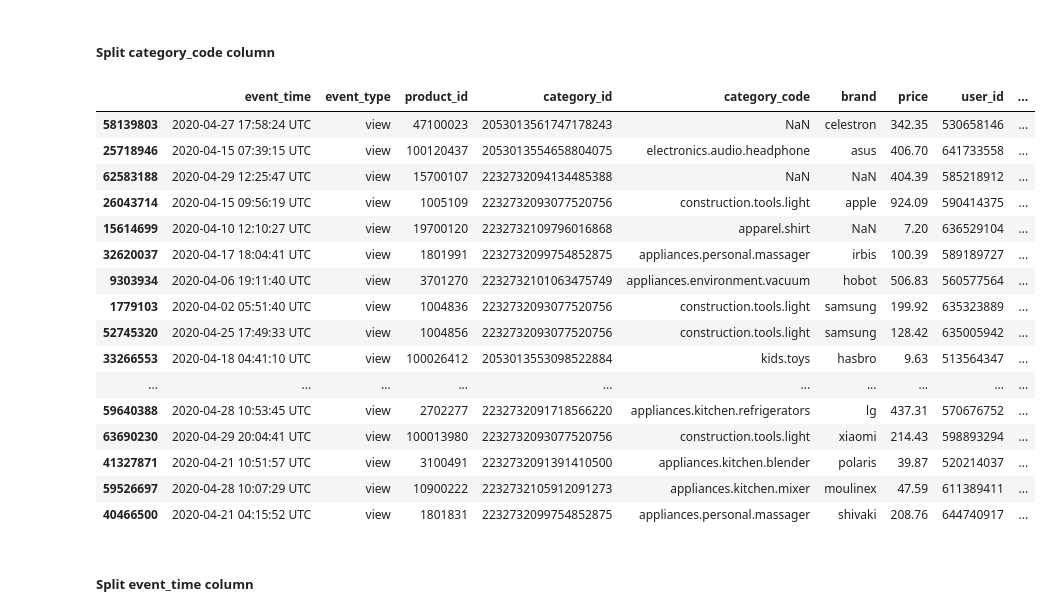
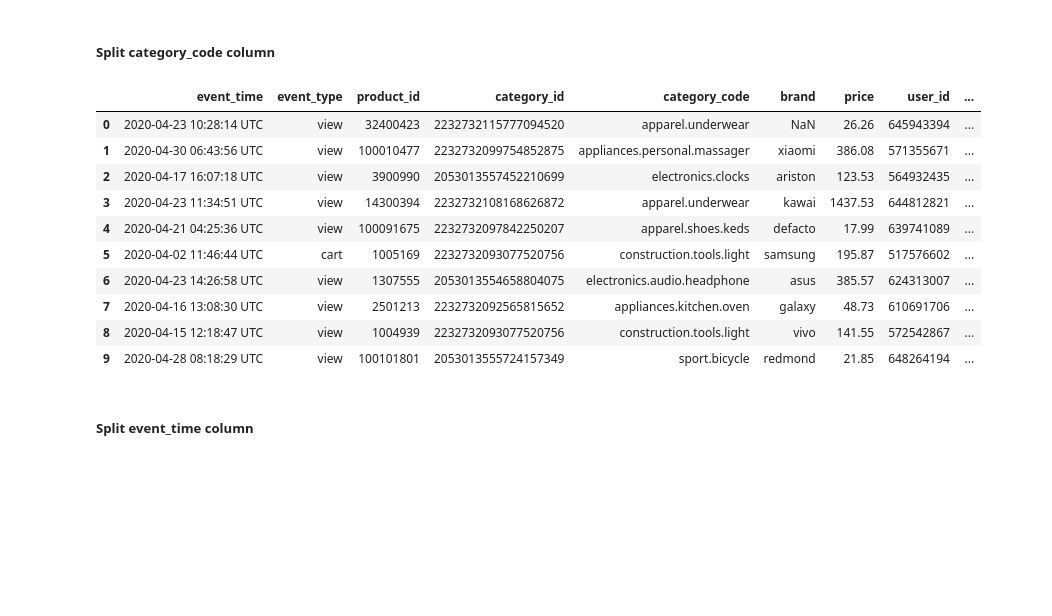
Before and after one commit to jvanalytics/ist_dash_2024_rec, a Jupyter notebook: notebooks/ecommerce_behaviour/_0_ecomerce_data_pre_processing.ipynb, the cells around one changed output. Drawn from its saved outputs; the diff is of its cells as text; code cells hidden in the pictures; blank space fills up the shorter version.

```diff
--- a/notebooks/ecommerce_behaviour/_0_ecomerce_data_pre_processing.ipynb
+++ b/notebooks/ecommerce_behaviour/_0_ecomerce_data_pre_processing.ipynb
@@ -83,0 +261,3 @@ df.head(20)
+# %%
+
+df['conversion'] = df['event_type'].apply(lambda x: 'purchase' if x == 'purchase' else 'not_purchase')
@@ -83,0 +328,36 @@ df.head(20)
+# %%
+# Define the fraction for sampling (1% of total data)
+sample_fraction = 0.01
+
+# Step 1: Ensure 'event_time' is in datetime format
+df['event_time'] = pd.to_datetime(df['event_time'], infer_datetime_format=True)
+
+# Step 2: Sample 1% of data per day to ensure all days are represented
+def sample_per_day(group, sample_fraction=0.001):
+    return group.sample(frac=sample_fraction, random_state=42)
+
+df_sampled = df.groupby(df['event_time'].dt.date).apply(lambda x: sample_per_day(x, sample_fraction)).reset_index(drop=True)
+
+# Step 3: Separate the majority (not_purchase) and minority (purchase) classes
+df_majority = df_sampled[df_sampled['conversion'] == 'not_purchase']
+df_minority = df_sampled[df_sampled['conversion'] == 'purchase']
+
+# Step 4: Calculate the number of minority rows needed to achieve a 90/10 split
+# Let total_rows be the total number of rows after undersampling
+total_rows = len(df_majority) / 0.9  # 90% majority, 10% minority
+desired_minority_count = int(total_rows * 0.1)  # 10% of the total should be minority
+
+# Step 5: Ensure we do not request more samples than available in the minority class
+desired_minority_count = min(desired_minority_count, len(df_minority))
+
+# Step 6: Downsample the majority class to the desired number of rows
+df_minority_downsampled = df_minority.sample(n=desired_minority_count, random_state=42)
+
+# Step 7: Combine the majority class with the downsampled minority class
+df_balanced = pd.concat([df_majority, df_minority_downsampled])
+
+# Step 8: Shuffle the combined dataset
+df = df_balanced.sample(frac=1, random_state=42).reset_index(drop=True)
+
+# Check the new class distribution
+print(df['conversion'].value_counts(normalize=True) * 100)
@@ -90,36 +375,30 @@ df.head(20)
 # %%
 
 # Create new columns based on the column category_based
 df['category_code_lvl_1'] = df['category_code'].str.split(".").str[0] #Obter o 1º nivel do category code e criar nova coluna
 df['category_code_lvl_2'] = df['category_code'].str.split(".").str[1] #Obter o 2º nivel do category code e criar nova coluna
 df['category_code_lvl_3'] = df['category_code'].str.split(".").str[2] #Obter o 3º nivel do category code e criar nova coluna
 
 #create column target based on the event_type column
 #when event_type=purchase => purchase
 #     event_type != purchase => not_purchase
 
 df['conversion'] = 'not_purchase'  # Definindo valor padrão
 df.loc[df['event_type']=='purchase', 'conversion'] = 'purchase'
 
-df.head(20)
+df.head(10)
 # %% [output]
 |  | event_time | event_type | product_id | category_id | category_code | brand | price | user_id | ... |
-| 58139803 | 2020-04-27 17:58:24 UTC | view | 47100023 | 2053013561747178243 | NaN | celestron | 342.35 | 530658146 | ... |
-| 25718946 | 2020-04-15 07:39:15 UTC | view | 100120437 | 2053013554658804075 | electronics.audio.headphone | asus | 406.70 | 641733558 | ... |
-| 62583188 | 2020-04-29 12:25:47 UTC | view | 15700107 | 2232732094134485388 | NaN | NaN | 404.39 | 585218912 | ... |
-| 26043714 | 2020-04-15 09:56:19 UTC | view | 1005109 | 2232732093077520756 | construction.tools.light | apple | 924.09 | 590414375 | ... |
-| 15614699 | 2020-04-10 12:10:27 UTC | view | 19700120 | 2232732109796016868 | apparel.shirt | NaN | 7.20 | 636529104 | ... |
-| 32620037 | 2020-04-17 18:04:41 UTC | view | 1801991 | 2232732099754852875 | appliances.personal.massager | irbis | 100.39 | 589189727 | ... |
-| 9303934 | 2020-04-06 19:11:40 UTC | view | 3701270 | 2232732101063475749 | appliances.environment.vacuum | hobot | 506.83 | 560577564 | ... |
-| 1779103 | 2020-04-02 05:51:40 UTC | view | 1004836 | 2232732093077520756 | construction.tools.light | samsung | 199.92 | 635323889 | ... |
-| 52745320 | 2020-04-25 17:49:33 UTC | view | 1004856 | 2232732093077520756 | construction.tools.light | samsung | 128.42 | 635005942 | ... |
-| 33266553 | 2020-04-18 04:41:10 UTC | view | 100026412 | 2053013553098522884 | kids.toys | hasbro | 9.63 | 513564347 | ... |
-| ... | ... | ... | ... | ... | ... | ... | ... | ... | ... |
-| 59640388 | 2020-04-28 10:53:45 UTC | view | 2702277 | 2232732091718566220 | appliances.kitchen.refrigerators | lg | 437.31 | 570676752 | ... |
-| 63690230 | 2020-04-29 20:04:41 UTC | view | 100013980 | 2232732093077520756 | construction.tools.light | xiaomi | 214.43 | 598893294 | ... |
-| 41327871 | 2020-04-21 10:51:57 UTC | view | 3100491 | 2232732091391410500 | appliances.kitchen.blender | polaris | 39.87 | 520214037 | ... |
-| 59526697 | 2020-04-28 10:07:29 UTC | view | 10900222 | 2232732105912091273 | appliances.kitchen.mixer | moulinex | 47.59 | 611389411 | ... |
-| 40466500 | 2020-04-21 04:15:52 UTC | view | 1801831 | 2232732099754852875 | appliances.personal.massager | shivaki | 208.76 | 644740917 | ... |
+| 0 | 2020-04-23 10:28:14 UTC | view | 32400423 | 2232732115777094520 | apparel.underwear | NaN | 26.26 | 645943394 | ... |
+| 1 | 2020-04-30 06:43:56 UTC | view | 100010477 | 2232732099754852875 | appliances.personal.massager | xiaomi | 386.08 | 571355671 | ... |
+| 2 | 2020-04-17 16:07:18 UTC | view | 3900990 | 2053013557452210699 | electronics.clocks | ariston | 123.53 | 564932435 | ... |
+| 3 | 2020-04-23 11:34:51 UTC | view | 14300394 | 2232732108168626872 | apparel.underwear | kawai | 1437.53 | 644812821 | ... |
+| 4 | 2020-04-21 04:25:36 UTC | view | 100091675 | 2232732097842250207 | apparel.shoes.keds | defacto | 17.99 | 639741089 | ... |
+| 5 | 2020-04-02 11:46:44 UTC | cart | 1005169 | 2232732093077520756 | construction.tools.light | samsung | 195.87 | 517576602 | ... |
+| 6 | 2020-04-23 14:26:58 UTC | view | 1307555 | 2053013554658804075 | electronics.audio.headphone | asus | 385.57 | 624313007 | ... |
+| 7 | 2020-04-16 13:08:30 UTC | view | 2501213 | 2232732092565815652 | appliances.kitchen.oven | galaxy | 48.73 | 610691706 | ... |
+| 8 | 2020-04-15 12:18:47 UTC | view | 1004939 | 2232732093077520756 | construction.tools.light | vivo | 141.55 | 572542867 | ... |
+| 9 | 2020-04-28 08:18:29 UTC | view | 100101801 | 2053013555724157349 | sport.bicycle | redmond | 21.85 | 648264194 | ... |
 # %% [markdown]
 ##### Split event_time column
 # %%
```
Also changed, not shown: parts of 23 cells of this notebook, 5 other files.
